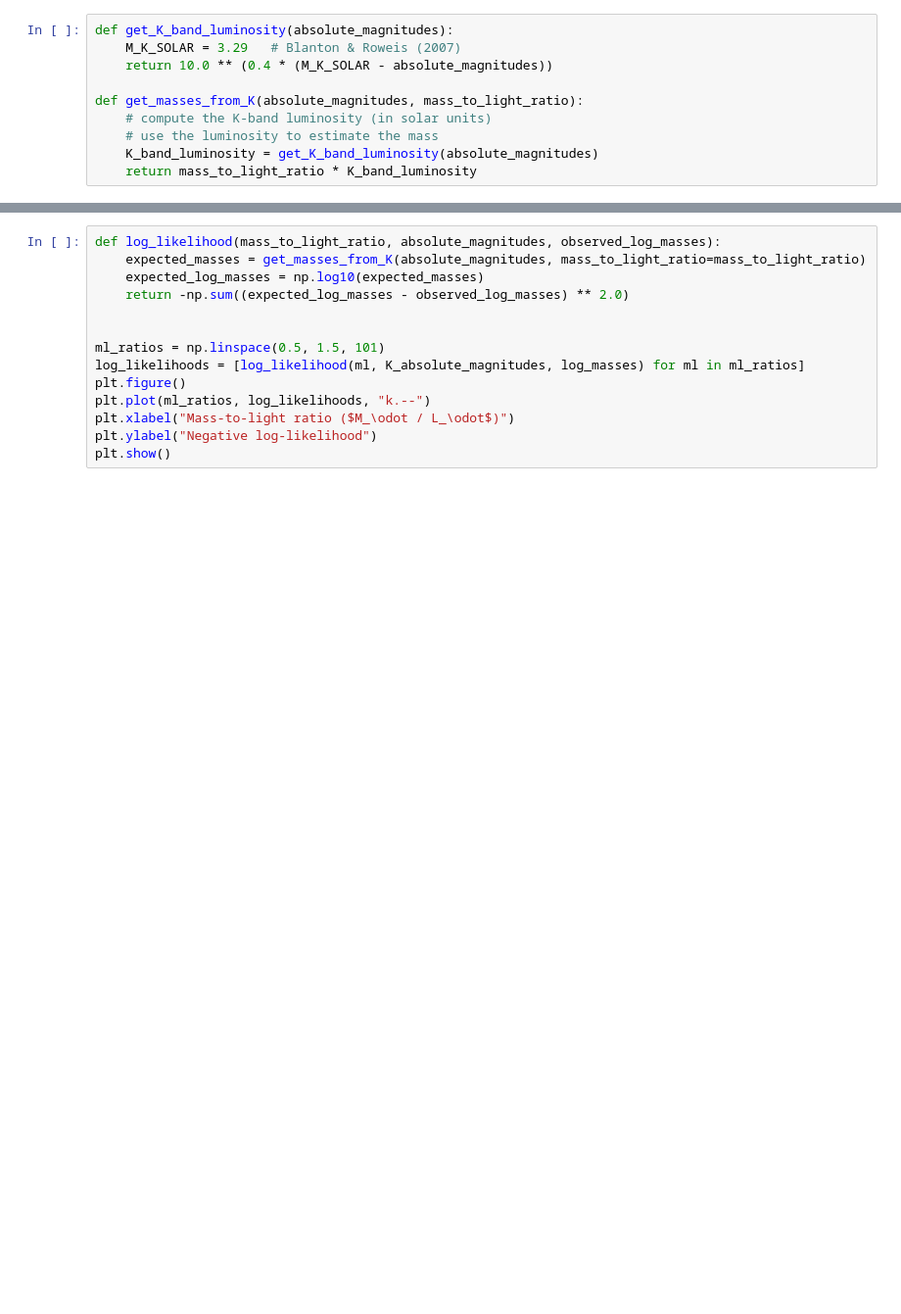
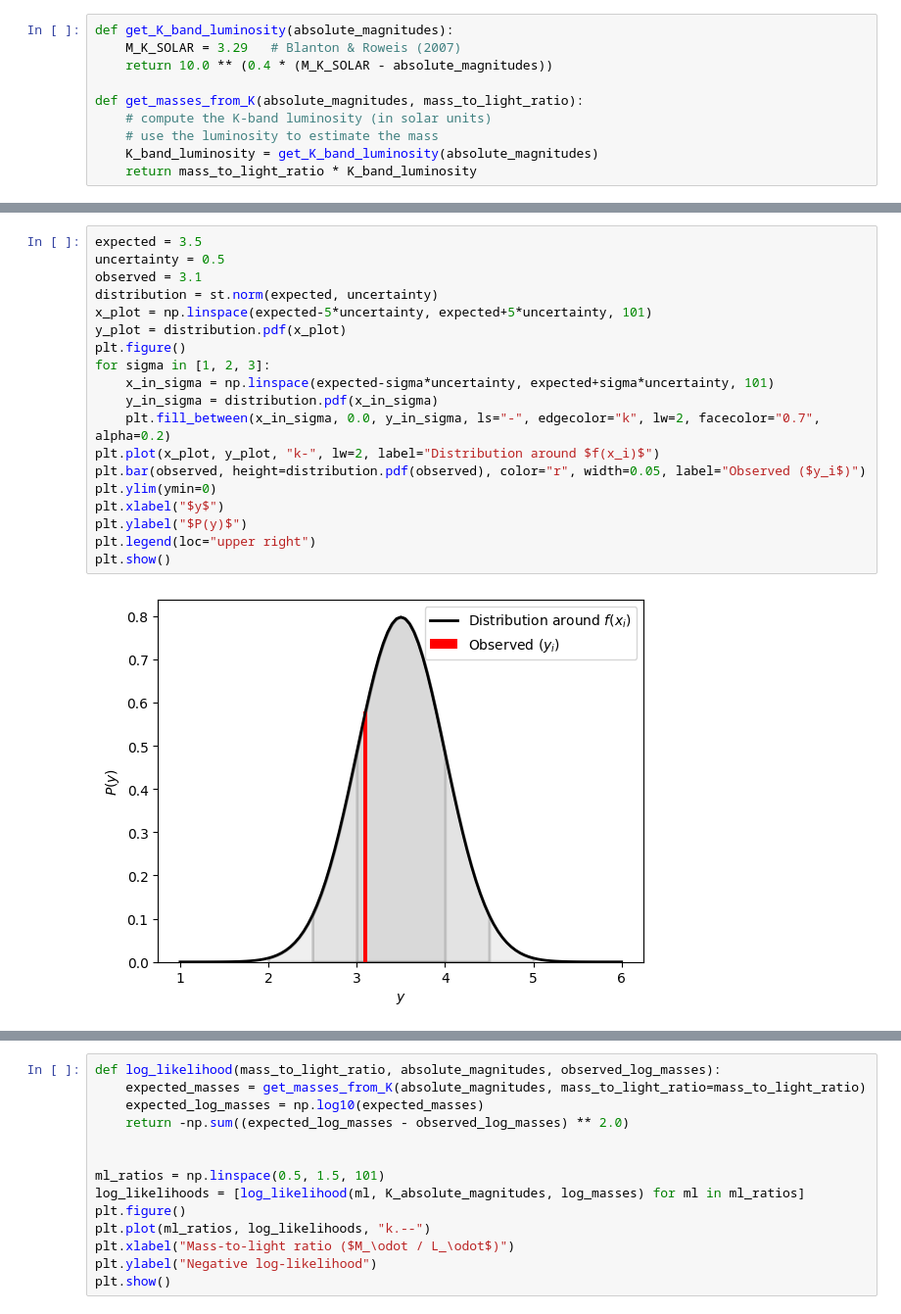
Before and after one commit to astrostatistics-in-crete/2023_summer_school, a Jupyter notebook: Classical/Classical_1.ipynb, the cells around one changed output, grey strips where cells are left out. Shown at 98% size. Cells and saved outputs as stored; diff of their text form; blank space fills up the shorter version.

```diff
--- a/Classical/Classical_1.ipynb
+++ b/Classical/Classical_1.ipynb
@@ -72,0 +98,21 @@ def get_masses_from_K(absolute_magnitudes, mass_to_light_ratio):
+# %%
+expected = 3.5
+uncertainty = 0.5
+observed = 3.1
+distribution = st.norm(expected, uncertainty)
+x_plot = np.linspace(expected-5*uncertainty, expected+5*uncertainty, 101)
+y_plot = distribution.pdf(x_plot)
+plt.figure()
+for sigma in [1, 2, 3]:
+    x_in_sigma = np.linspace(expected-sigma*uncertainty, expected+sigma*uncertainty, 101)
+    y_in_sigma = distribution.pdf(x_in_sigma)
+    plt.fill_between(x_in_sigma, 0.0, y_in_sigma, ls="-", edgecolor="k", lw=2, facecolor="0.7", alpha=0.2)
+plt.plot(x_plot, y_plot, "k-", lw=2, label="Distribution around $f(x_i)$")
+plt.bar(observed, height=distribution.pdf(observed), color="r", width=0.05, label="Observed ($y_i$)")
+plt.ylim(ymin=0)
+plt.xlabel("$y$")
+plt.ylabel("$P(y)$")
+plt.legend(loc="upper right")
+plt.show()
+# %% [output]
+[figure, added]
```
Also changed, not shown: parts of 6 cells of this notebook, 1 other file.
